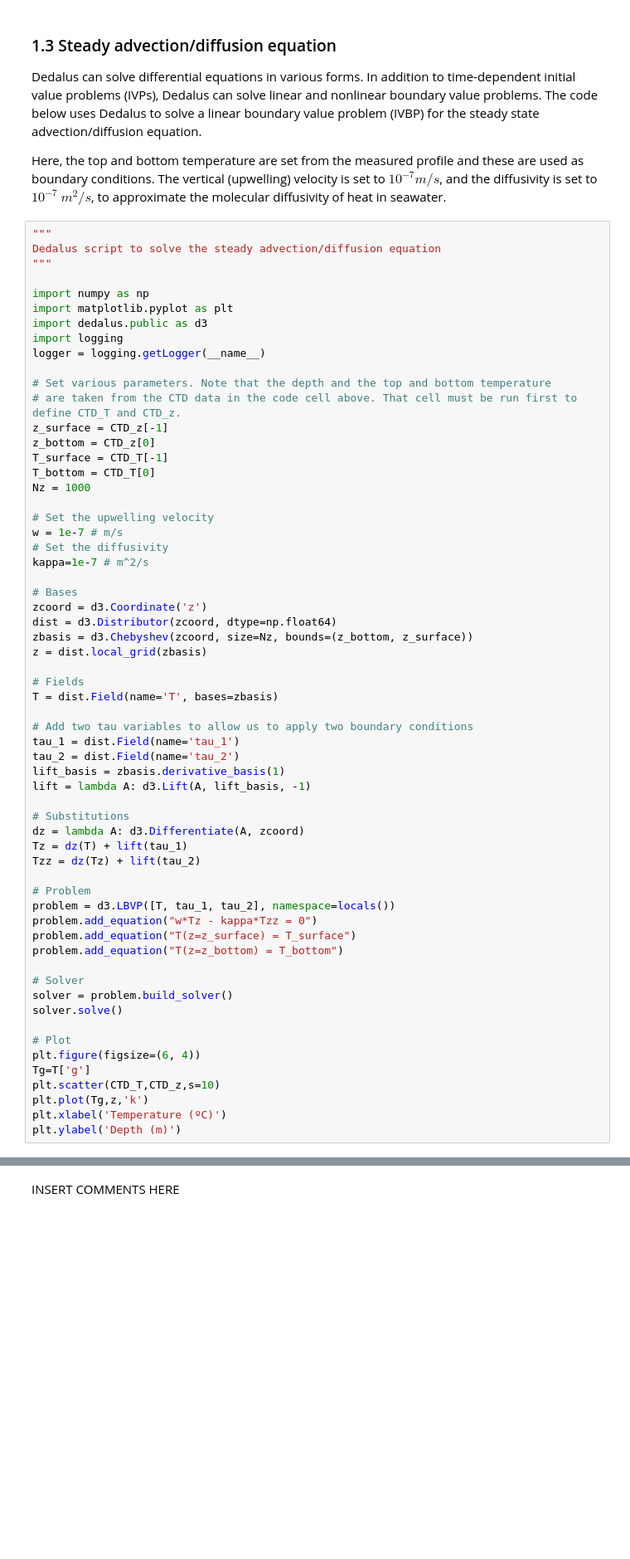
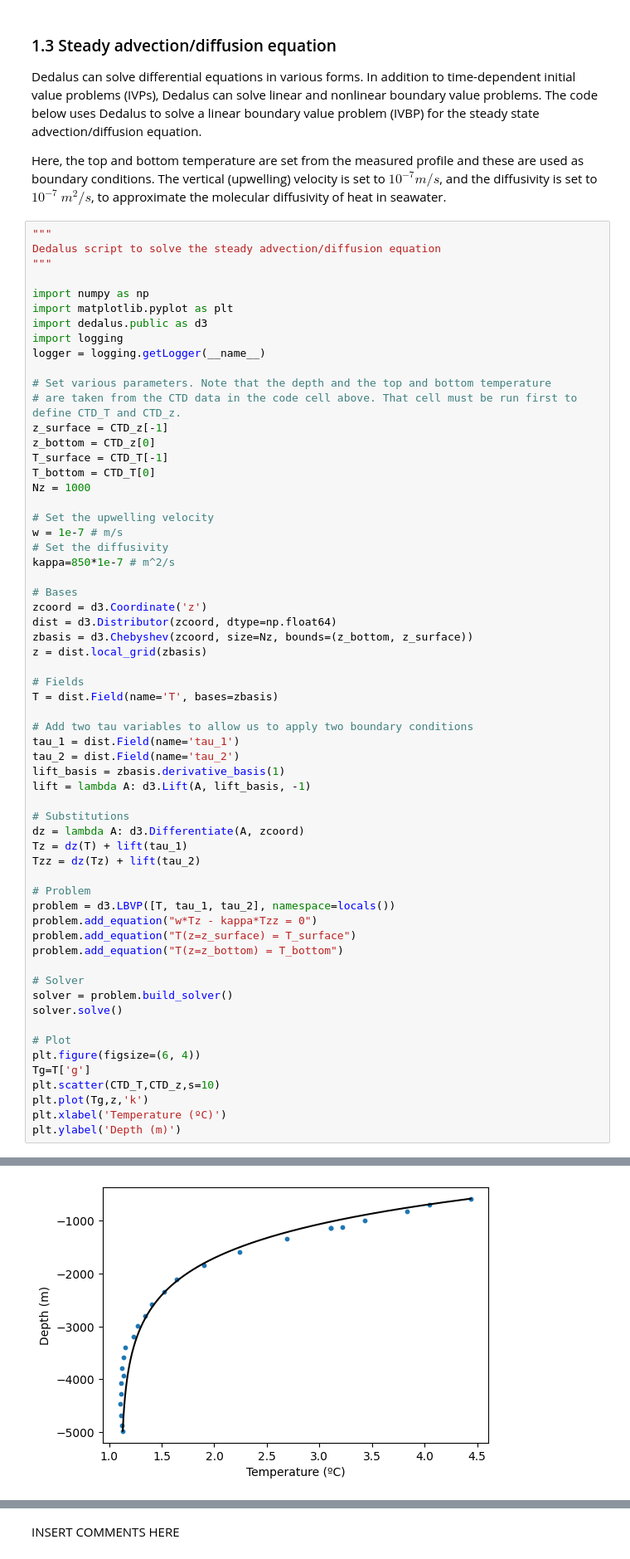
Before and after one commit to Zero-Rae/QCES123, a Jupyter notebook: Project2_transport.ipynb, the cells around one changed output, grey strips where cells are left out. Shown at 83% size. Cells and saved outputs as stored; diff of their text form; blank space fills up the shorter version.

```diff
--- a/Project2_transport.ipynb
+++ b/Project2_transport.ipynb
@@ -114,7 +135,7 @@ Nz = 1000
 # Set the upwelling velocity
 w = 1e-7 # m/s
 # Set the diffusivity
-kappa=1e-7 # m^2/s
+kappa=850*1e-7 # m^2/s
 
 # Bases
 zcoord = d3.Coordinate('z')
@@ -153,3 +174,4 @@ plt.scatter(CTD_T,CTD_z,s=10)
 plt.plot(Tg,z,'k')
 plt.xlabel('Temperature (ºC)')
 plt.ylabel('Depth (m)')
+# %% [output]
@@ -156,3 +181,4 @@ plt.ylabel('Depth (m)')
+[figure, added]
 # %% [markdown]
 ### 1.4 Student investigation
 <a id='section1pt4'></a>
```
Also changed, not shown: parts of 5 cells of this notebook.
